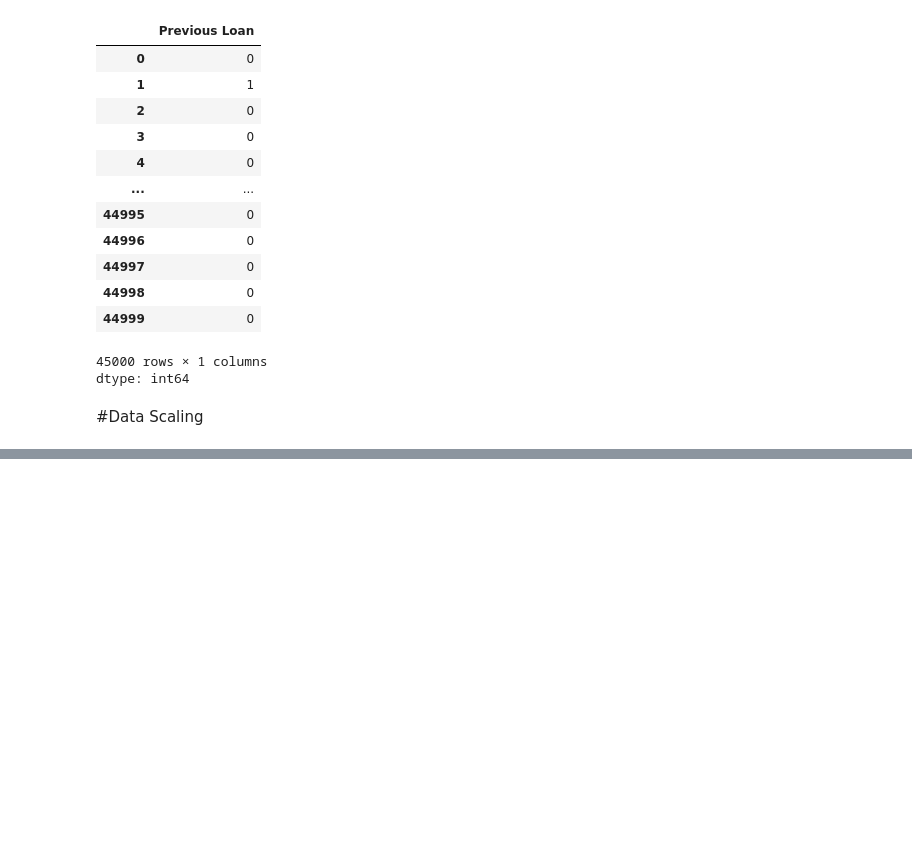
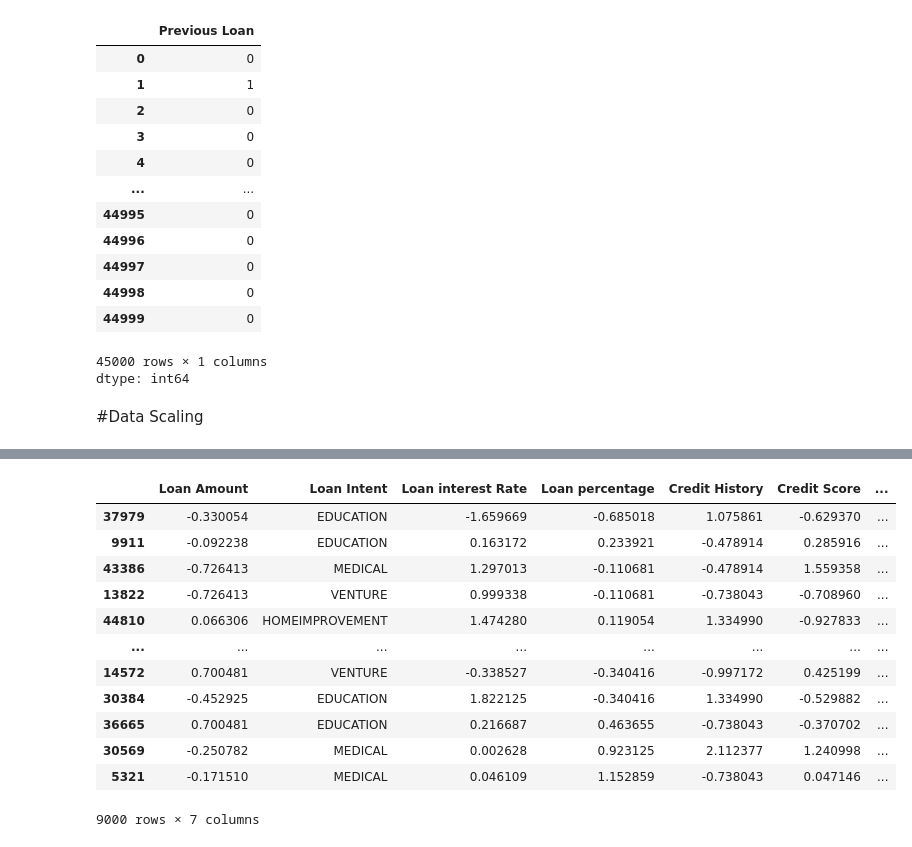
Before and after one commit to Muhammad-Musharraf/Machine-Learning, a Jupyter notebook: Loan_Approved_Prediction.ipynb, the cells around one changed output, grey strips where cells are left out. Cells and saved outputs as stored; diff of their text form; code cells hidden in the pictures; blank space fills up the shorter version.

```diff
--- a/Loan_Approved_Prediction.ipynb
+++ b/Loan_Approved_Prediction.ipynb
@@ -385,0 +362,16 @@ df.head()
+# %%
+x_test
+# %% [output]
+|  | Loan Amount | Loan Intent | Loan interest Rate | Loan percentage | Credit History | Credit Score | ... |
+| 37979 | -0.330054 | EDUCATION | -1.659669 | -0.685018 | 1.075861 | -0.629370 | ... |
+| 9911 | -0.092238 | EDUCATION | 0.163172 | 0.233921 | -0.478914 | 0.285916 | ... |
+| 43386 | -0.726413 | MEDICAL | 1.297013 | -0.110681 | -0.478914 | 1.559358 | ... |
+| 13822 | -0.726413 | VENTURE | 0.999338 | -0.110681 | -0.738043 | -0.708960 | ... |
+| 44810 | 0.066306 | HOMEIMPROVEMENT | 1.474280 | 0.119054 | 1.334990 | -0.927833 | ... |
+| ... | ... | ... | ... | ... | ... | ... | ... |
+| 14572 | 0.700481 | VENTURE | -0.338527 | -0.340416 | -0.997172 | 0.425199 | ... |
+| 30384 | -0.452925 | EDUCATION | 1.822125 | -0.340416 | 1.334990 | -0.529882 | ... |
+| 36665 | 0.700481 | EDUCATION | 0.216687 | 0.463655 | -0.738043 | -0.370702 | ... |
+| 30569 | -0.250782 | MEDICAL | 0.002628 | 0.923125 | 2.112377 | 1.240998 | ... |
+| 5321 | -0.171510 | MEDICAL | 0.046109 | 1.152859 | -0.738043 | 0.047146 | ... |
+9000 rows × 7 columns
```
Also changed, not shown: parts of 9 cells of this notebook.
